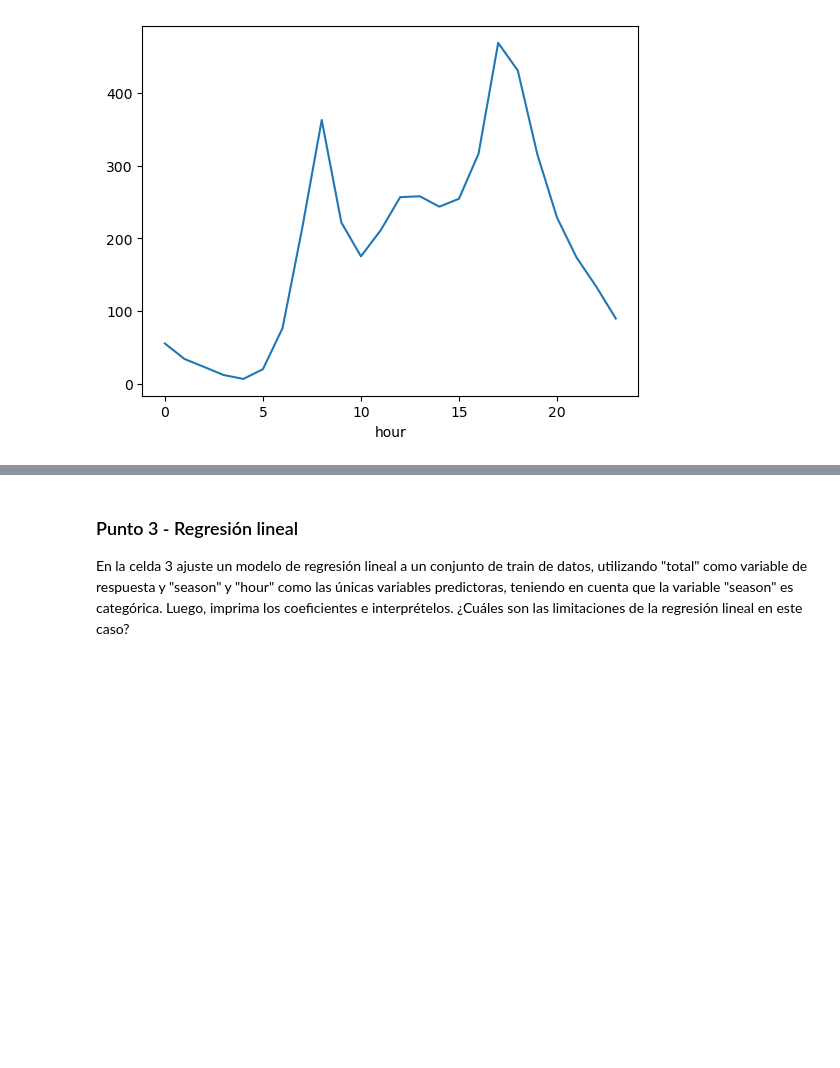
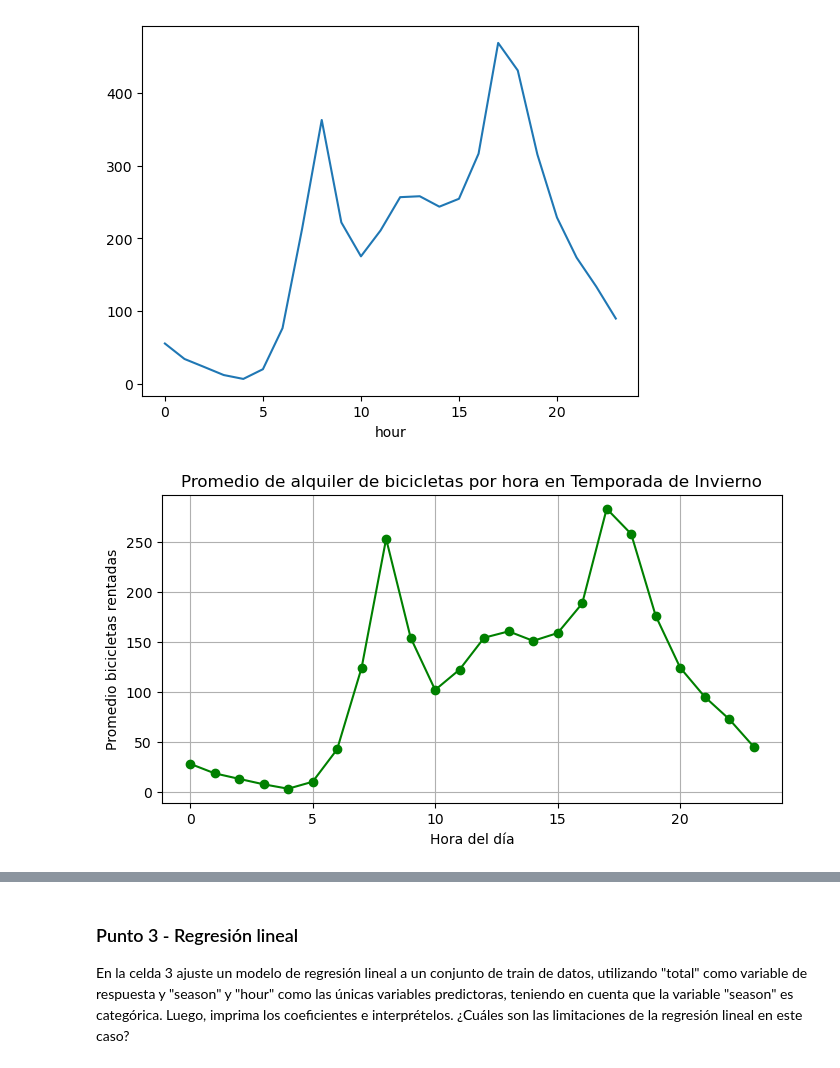
Before and after one commit to manuelrlindarte/MIAD_ML_NLP_2025, a Jupyter notebook: Semana 1/S1TC1_arboles_ensamblajes.ipynb, the cells around one changed output, grey strips where cells are left out. Drawn from its saved outputs; the diff is of its cells as text; code cells hidden in the pictures; blank space fills up the shorter version.

```diff
--- a/Semana 1/S1TC1_arboles_ensamblajes.ipynb
+++ b/Semana 1/S1TC1_arboles_ensamblajes.ipynb
@@ -186,3 +146,25 @@ bikes.groupby('hour').total.mean().plot()
 # %% [output]
 <Axes: xlabel='hour'>
 [figure]
+# %%
+# Celda 2.2 - "season"=1 escriba su código y hallazgos
+
+import matplotlib.pyplot as plt
+
+# Filtro solo los datos del invierno
+datos_invierno = bikes[bikes['season'] == 1]
+
+# Calcular el promedio por hora
+promedio_hora_invierno = datos_invierno.groupby('hour')['total'].mean()
+
+# Generación de la gráfica por hora en invierno
+
+plt.figure(figsize=(8,4))
+plt.plot(promedio_hora_invierno, marker='o', color='green')
+plt.title('Promedio de alquiler de bicicletas por hora en Temporada de Invierno')
+plt.xlabel('Hora del día')
+plt.ylabel('Promedio bicicletas rentadas')
+plt.grid(True)
+plt.show()
+# %% [output]
+[figure, added]
```
Also changed, not shown: parts of 53 cells of this notebook, 2 other files.
